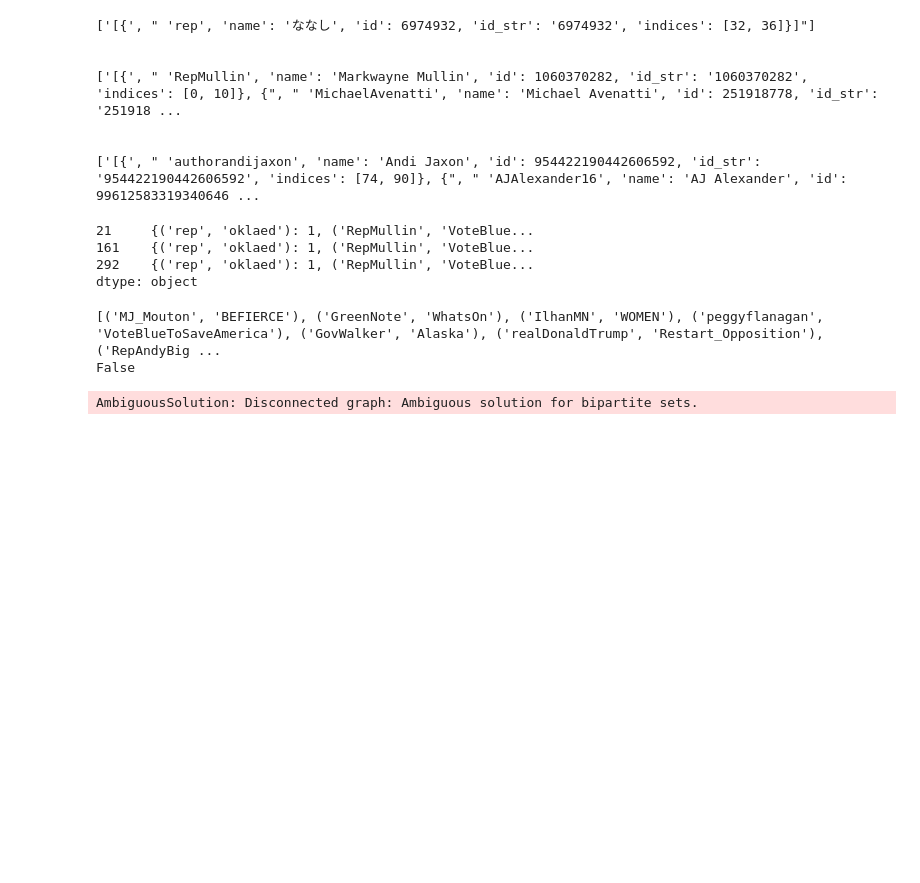
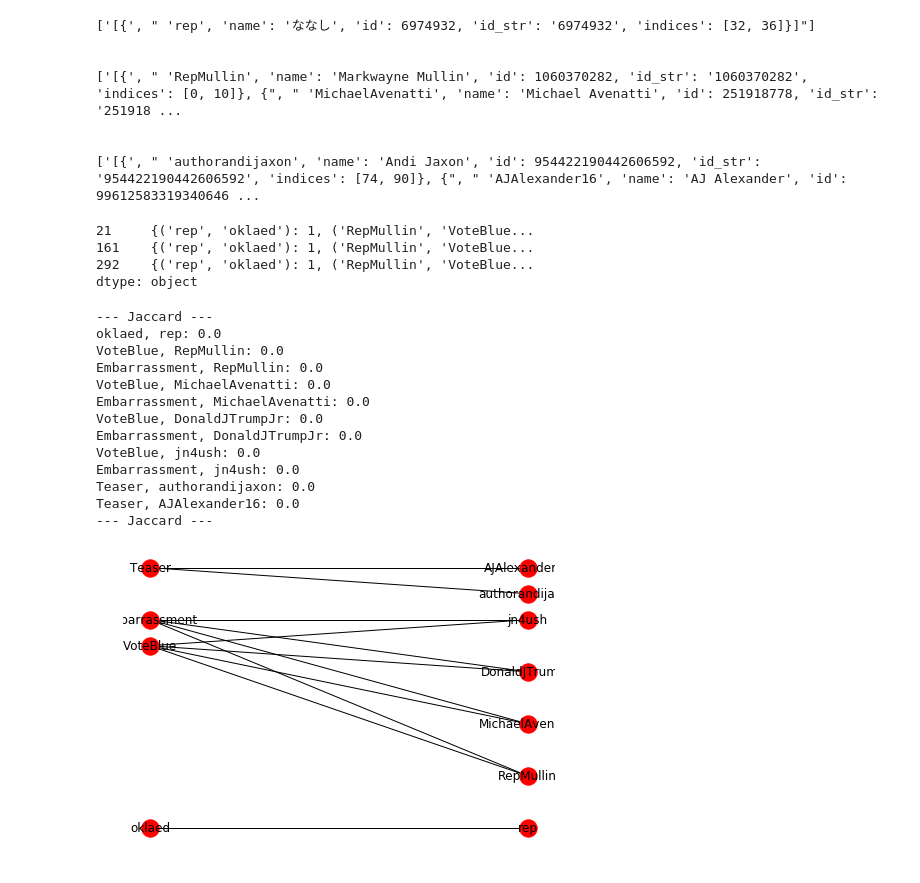
Before and after one commit to tthatcher95/GraduateResearch, a Jupyter notebook: notebooks/BiGraphs.ipynb, the cells around one changed output. Drawn from its saved outputs; the diff is of its cells as text; code cells hidden in the pictures; blank space fills up the shorter version.

Commit message:
Updated BiGraph Notebook with Jaccard and working BiPartite

```diff
--- a/notebooks/BiGraphs.ipynb
+++ b/notebooks/BiGraphs.ipynb
@@ -239,35 +242,51 @@ hashtag_user_df.apply(build_mentions_dict, axis=1)
 292    {('rep', 'oklaed'): 1, ('RepMullin', 'VoteBlue...
 dtype: object
 # %%
-df = pd.read_csv("/Users/tdt62/Desktop/GraduateResearch/scripts/user_hashtag.csv", names=['User_Hashtag', 'Count'])
+df = pd.read_csv("/Users/thatcher/Documents/Graduate School/Research/GraduateResearch/test_data/user_hashtag.csv", names=['User_Hashtag', 'Count'])
 df
 
 B = nx.Graph()
 # Add nodes with the node attribute "bipartite"
 bi1_list = []
 bi2_list = []
-for val in df['User_Hashtag'][0:10]:
+
+for val in df['User_Hashtag']:
     x = val.split(',')
 #     print(x[0].strip())
     bi1_list.append(x[0].strip(" ''()"))
     bi2_list.append(x[1].strip(" ''()"))
 
-B.add_nodes_from(bi1_list, bipartite=0)
-B.add_nodes_from(bi2_list, bipartite=1)
+B.add_nodes_from(set(bi1_list), bipartite=1)
+B.add_nodes_from(set(bi2_list), bipartite=0)
+B.add_edges_from(list(zip(bi1_list, bi2_list)))
 
-# print(list(zip(bi1_list, bi2_list)))
-# Add edges only between nodes of opposite node sets
-B.add_edges_from(list(zip(bi1_list, bi2_list)))
-print(B.edges())
-print(nx.is_connected(B))
-bottom_nodes, top_nodes = bipartite.sets(B)
+pos = {}
 
-G = bipartite.projected_graph(B, top_nodes)
-nx.draw(G)
+# Update position for node from each group
+pos.update((node, (1, index)) for index, node in enumerate(bi2_list))
+pos.update((node, (2, index)) for index, node in enumerate(bi1_list))
+preds = nx.jaccard_coefficient(B, list(zip(bi2_list, bi1_list)))
+print("--- Jaccard ---")
+for n1, n2, j in preds:
+    print("{}, {}: {}".format(n1, n2, j))
+print("--- Jaccard ---\n\n")
+nx.draw(B, pos=pos, with_labels = True)
+# nx.bipartite.sets(B, top_nodes=bi1_list)
+# G = nx.bipartite.weighted_projected_graph(B, bi1_list)
 # nx.draw(G, with_labels = True)
-# user_hashtag_dict = {}
-# df.apply(build_mentions_dict, axis=1)
+# plt.show()
 # %% [output]
-[('MJ_Mouton', 'BEFIERCE'), ('GreenNote', 'WhatsOn'), ('IlhanMN', 'WOMEN'), ('peggyflanagan', 'VoteBlueToSaveAmerica'), ('GovWalker', 'Alaska'), ('realDonaldTrump', 'Restart_Opposition'), ('RepAndyBig ...
-False
+--- Jaccard ---
+oklaed, rep: 0.0
+VoteBlue, RepMullin: 0.0
+Embarrassment, RepMullin: 0.0
+VoteBlue, MichaelAvenatti: 0.0
+Embarrassment, MichaelAvenatti: 0.0
+VoteBlue, DonaldJTrumpJr: 0.0
+Embarrassment, DonaldJTrumpJr: 0.0
+VoteBlue, jn4ush: 0.0
+Embarrassment, jn4ush: 0.0
+Teaser, authorandijaxon: 0.0
+Teaser, AJAlexander16: 0.0
+--- Jaccard ---
-AmbiguousSolution: Disconnected graph: Ambiguous solution for bipartite sets.
+[figure, added]
```
Also changed, not shown: parts of 2 cells of this notebook.
